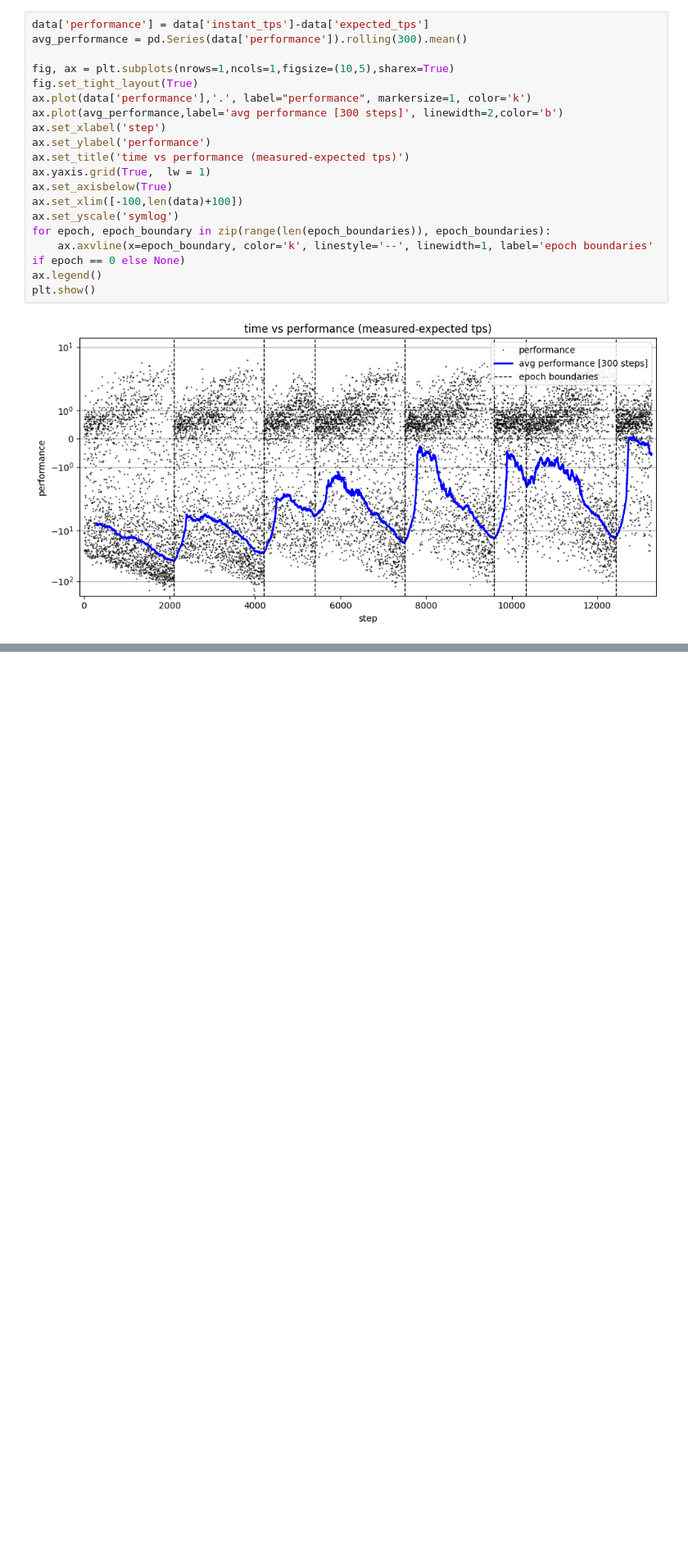
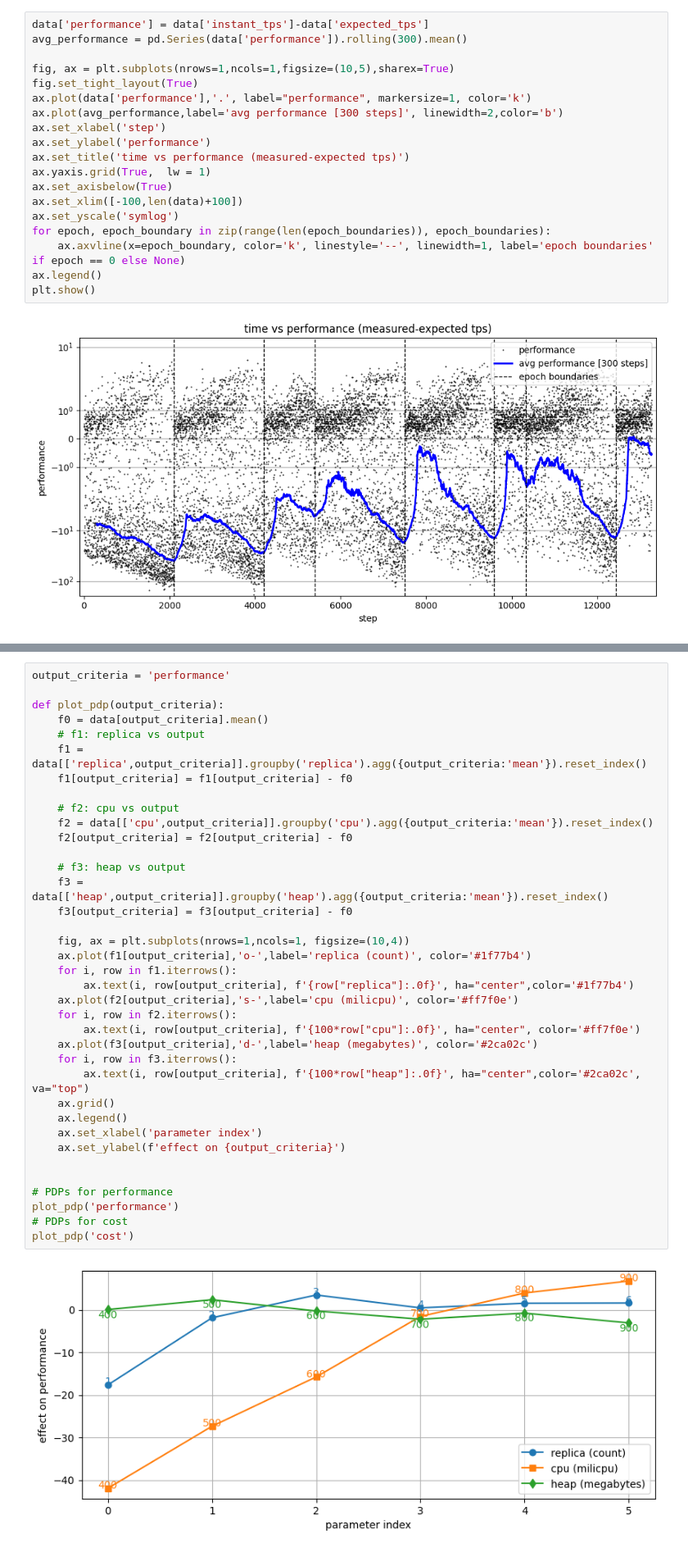
Before and after one commit to app2scale/agent, a Jupyter notebook: server_client_v2/visualize_results.ipynb, the cells around one changed output, grey strips where cells are left out. Shown at 82% size. Cells and saved outputs as stored; diff of their text form; blank space fills up the shorter version.

```diff
--- a/server_client_v2/visualize_results.ipynb
+++ b/server_client_v2/visualize_results.ipynb
@@ -152,0 +165,39 @@ plt.show()
+# %%
+output_criteria = 'performance'
+
+def plot_pdp(output_criteria):
+    f0 = data[output_criteria].mean()
+    # f1: replica vs output
+    f1 = data[['replica',output_criteria]].groupby('replica').agg({output_criteria:'mean'}).reset_index()
+    f1[output_criteria] = f1[output_criteria] - f0
+
+    # f2: cpu vs output
+    f2 = data[['cpu',output_criteria]].groupby('cpu').agg({output_criteria:'mean'}).reset_index()
+    f2[output_criteria] = f2[output_criteria] - f0
+
+    # f3: heap vs output
+    f3 = data[['heap',output_criteria]].groupby('heap').agg({output_criteria:'mean'}).reset_index()
+    f3[output_criteria] = f3[output_criteria] - f0
+
+    fig, ax = plt.subplots(nrows=1,ncols=1, figsize=(10,4))
+    ax.plot(f1[output_criteria],'o-',label='replica (count)', color='#1f77b4')
+    for i, row in f1.iterrows():
+        ax.text(i, row[output_criteria], f'{row["replica"]:.0f}', ha="center",color='#1f77b4')
+    ax.plot(f2[output_criteria],'s-',label='cpu (milicpu)', color='#ff7f0e')
+    for i, row in f2.iterrows():
+        ax.text(i, row[output_criteria], f'{100*row["cpu"]:.0f}', ha="center", color='#ff7f0e')
+    ax.plot(f3[output_criteria],'d-',label='heap (megabytes)', color='#2ca02c')
+    for i, row in f3.iterrows():
+        ax.text(i, row[output_criteria], f'{100*row["heap"]:.0f}', ha="center",color='#2ca02c', va="top")
+    ax.grid()
+    ax.legend()
+    ax.set_xlabel('parameter index')
+    ax.set_ylabel(f'effect on {output_criteria}')
+
+
+# PDPs for performance
+plot_pdp('performance')
+# PDPs for cost
+plot_pdp('cost')
+# %% [output]
+[figure, added]
```
Also changed, not shown: parts of 5 cells of this notebook.
